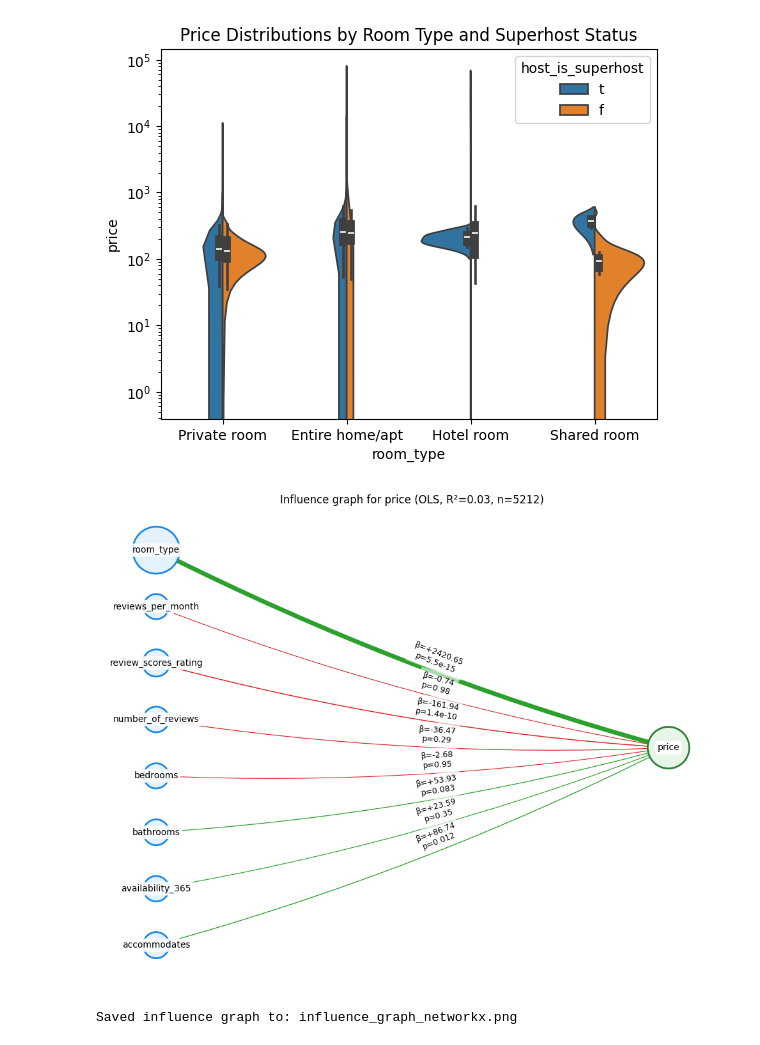
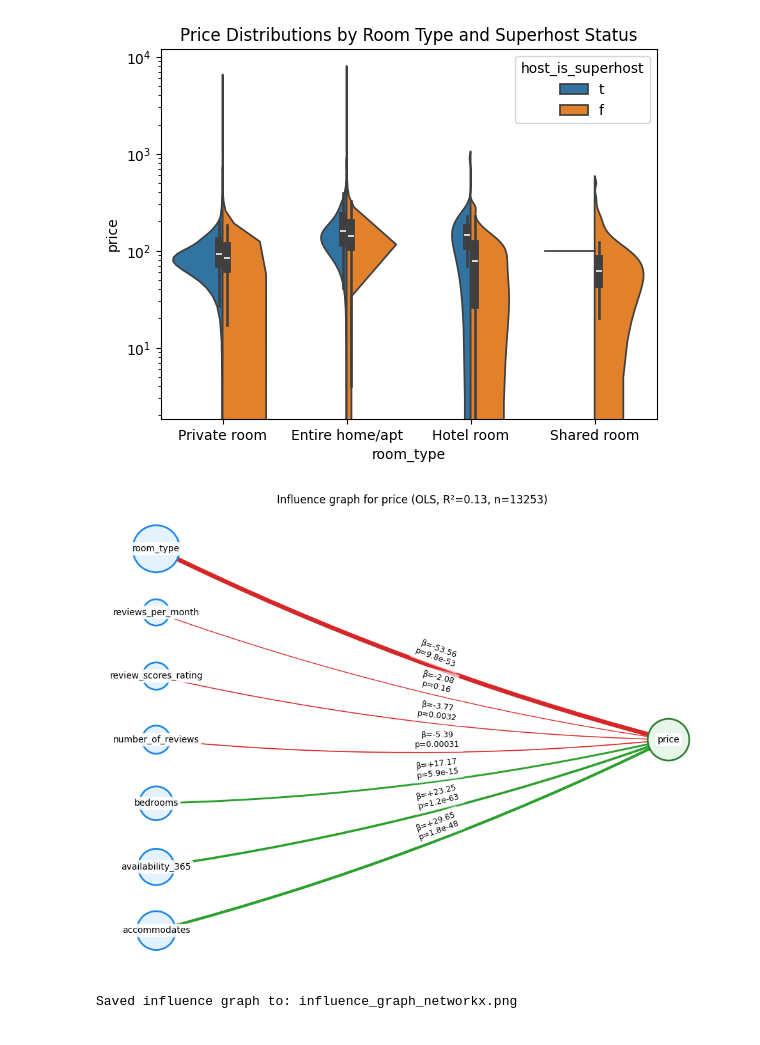
Before and after one commit to tommaaneman/dsb_tutorial, a Jupyter notebook: basic_info.ipynb, the cells around one changed output. Drawn from its saved outputs; the diff is of its cells as text; code cells hidden in the pictures.

Commit message:
updated files and scripts for excel instead of csv for detail listings file

```diff
--- a/basic_info.ipynb
+++ b/basic_info.ipynb
@@ -15,10 +15,11 @@ DEDUP_SUBSET_BY_SCHEMA = {}  # leave empty to dedupe on all columns
 
 # ---------- Discover CSVs ----------
 csv_files = [f for f in os.listdir(DATA_PATH) if f.lower().endswith(".csv")]
-if not csv_files:
-    raise FileNotFoundError(f"No CSV files found in '{DATA_PATH}'")
+excel_files = [f for f in os.listdir(DATA_PATH) if f.lower().endswith(".xlsx")]
+if not csv_files and not excel_files:
+    raise FileNotFoundError(f"No files found in '{DATA_PATH}'")
 
-print(f"Found {len(csv_files)} CSV files in '{DATA_PATH}'.\n")
+print(f"Found {len(csv_files)} CSV files in '{DATA_PATH}'.\nand {len(excel_files)} Excel files in '{DATA_PATH}'.\n")
 
 # ---------- Load & group by schema (set of column names) ----------
 # groups: {schema_key(tuple of sorted col names): [(filename, df), ...]}
@@ -28,6 +29,17 @@ for file in sorted(csv_files):
     path = os.path.join(DATA_PATH, file)
     try:
         df = pd.read_csv(path, low_memory=LOW_MEMORY)
+    except Exception as e:
+        print(f"⚠️  Skipping '{file}' due to read error: {e}")
+        continue
+
+    schema_key = tuple(sorted(df.columns.tolist()))
+    groups.setdefault(schema_key, []).append((file, df))
+
+for file in sorted(excel_files):
+    path = os.path.join(DATA_PATH, file)
+    try:
+        df = pd.read_excel(path)
     except Exception as e:
         print(f"⚠️  Skipping '{file}' due to read error: {e}")
         continue
@@ -231,7 +299,7 @@ from branca.element import Element
 from string import Template
 
 # ================== SETTINGS ==================
-DATA_PATH = "data/listings20250911.csv"   # path to your InsideAirbnb CSV
+DATA_PATH = "data/listings_detailed.xlsx"   # path to your InsideAirbnb file
 COL_LAT = "latitude"
 COL_LON = "longitude"
 COL_PRICE = "price"
@@ -246,7 +314,7 @@ MAX_MARKERS = 1500
 PRICE_UPPER_Q = 0.95  # cap top 5% of prices to avoid distortion
 
 # ================== LOAD & CLEAN ==================
-df = pd.read_csv(DATA_PATH).drop_duplicates()
+df = pd.read_excel(DATA_PATH).drop_duplicates()
 df = df.dropna(subset=[COL_LAT, COL_LON])
 
 # --- Clean price ---
@@ -394,7 +462,7 @@ import statsmodels.formula.api as smf
 from statsmodels.stats.anova import anova_lm
 
 # ================= CONFIG (tune these) =================
-CSV_PATH = "data/listings20250911.csv"
+CSV_PATH = "data/listings_detailed.xlsx"
 
 SAMPLE_ROWS = 20000          # subsample for speed; set None to use all
 MAX_LEVELS_CATEGORICAL = 15  # ignore categoricals with more levels
@@ -415,7 +483,7 @@ SAVE_PREFIX = "screening"
 t0 = time.time()
 
 def load_data(path):
-    df = pd.read_csv(path)
+    df = pd.read_excel(path)
     if SAMPLE_ROWS and len(df) > SAMPLE_ROWS:
         df = df.sample(SAMPLE_ROWS, random_state=42).reset_index(drop=True)
     # Clean price-like columns
@@ -679,7 +749,7 @@ plt.yscale("log")  # prices often skewed
 plt.title("Price Distributions by Room Type and Superhost Status")
 plt.show()
 # %% [output]
-[figure, old version]
+[figure, new version]
 # %%
 # --- Install once if needed ---
 # !pip install graphviz pydot statsmodels patsy
@@ -690,7 +760,7 @@ import pandas as pd
 import statsmodels.formula.api as smf
 
 # ===================== CONFIG =====================
-CSV_PATH = "data/listings20250911.csv"
+CSV_PATH = "data/listings_detailed.xlsx"
 
 OUTCOME = "price"  # change to e.g. "review_scores_rating" or a binary like "host_is_superhost"
 # Pick a small, interpretable set (3–10) from your columns:
@@ -707,7 +777,7 @@ ALPHA = 0.05                      # show p-values
 # ===================================================
 
 # ---------- Load & basic cleaning ----------
-df = pd.read_csv(CSV_PATH)
+df = pd.read_excel(CSV_PATH)
 df = df.drop_duplicates()
 
 # Clean price-like fields
@@ -871,32 +941,32 @@ def draw_networkx(eff, title):
                            edgecolors=node_edges, linewidths=2.0)
     # edges
     widths = [0.8 + 4.2*(d["w"]/(eff["importance"].max()+1e-9)) for _,_,d in G.edges(data=True)]
     colors = ["#2ca02c" if d["beta"]>0 else "#d62728" for _,_,d in G.edges(data=True)]
     nx.draw_networkx_edges(G, pos, arrows=True, arrowstyle="-|>", arrowsize=16,
                            width=widths, edge_color=colors, connectionstyle="arc3,rad=0.05")
     # labels
     lbl = {n: "\n".join(wrap(str(n), 22)) for n in G.nodes()}
     nx.draw_networkx_labels(G, pos, labels=lbl, font_size=10,
                             bbox=dict(boxstyle="round,pad=0.25", fc="white", ec="none", alpha=0.9))
     # edge labels with β and p
     elbl = {(u,v): f"β={d['beta']:+.2f}\np={d['p']:.2g}" for u,v,d in G.edges(data=True)}
     nx.draw_networkx_edge_labels(G, pos, edge_labels=elbl, font_size=9, label_pos=0.55, bbox=dict(alpha=0.6, fc="white", ec="none"))
 
     plt.title(title)
     plt.axis("off")
     plt.tight_layout()
     outpath = "influence_graph_networkx.png"
     plt.savefig(outpath, dpi=200, bbox_inches="tight")
     plt.show()
     return outpath
 
 title = model_info["title"]
 if HAS_GRAPHVIZ:
     out = draw_graphviz(eff, title)
 else:
     out = draw_networkx(eff, title)
 
 print(f"Saved influence graph to: {out}")
 # %% [output]
-[figure, old version]
+[figure, new version]
 Saved influence graph to: influence_graph_networkx.png
```
Also changed, not shown: parts of 5 cells of this notebook, 12 other files.
